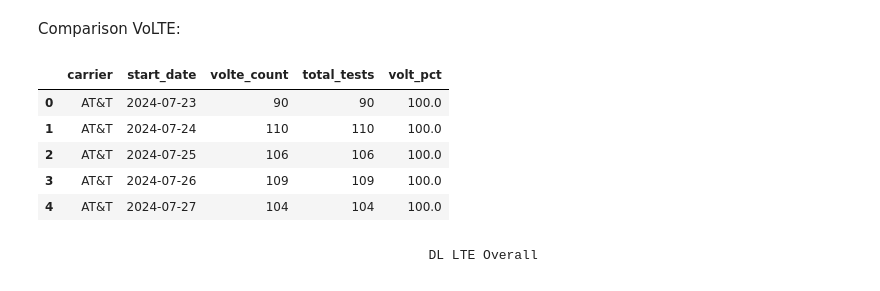
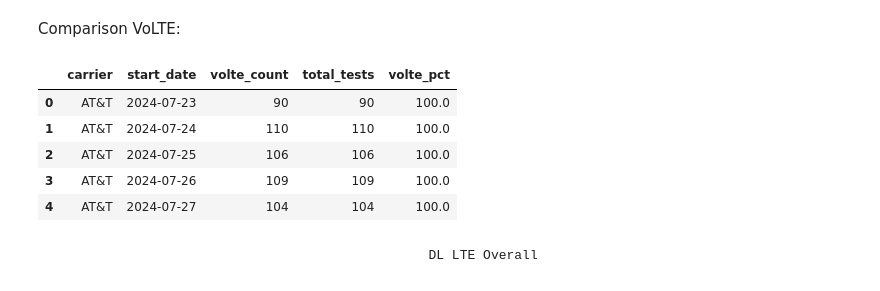
Before and after one commit to ookla-jennymassari/dq_reporting_test.py, a Jupyter notebook: dq_reporting_notebook.ipynb, the cells around one changed output. Drawn from its saved outputs; the diff is of its cells as text; code cells hidden in the pictures.

```diff
--- a/dq_reporting_notebook.ipynb
+++ b/dq_reporting_notebook.ipynb
@@ -724,25 +1002,25 @@ Comparison VoLTE:
 # %%
 volte_3 = (
     call_data_comp[filtered_call_net_type_comp]
     .groupby(['carrier', 'start_date'], dropna=False)
     .size()
     .reset_index(name='volte_count')
 )
 
 volte_4 = (
     call_data_comp
     .groupby(['carrier', 'start_date'], dropna=False)
     .size()
     .reset_index(name='total_tests')
 )
 
 volte_comp = pd.merge(volte_3, volte_4, on=['carrier', 'start_date'], how='left').fillna(0)
 
-volte_comp['volt_pct'] = round((volte_comp['volte_count'] / volte_comp['total_tests']) * 100, 2)
+volte_comp['volte_pct'] = round((volte_comp['volte_count'] / volte_comp['total_tests']) * 100, 2)
 
 volte_comp.head()
 # %% [output]
-|  | carrier | start_date | volte_count | total_tests | volt_pct |
+|  | carrier | start_date | volte_count | total_tests | volte_pct |
 | 0 | AT&T | 2024-07-23 | 90 | 90 | 100.0 |
 | 1 | AT&T | 2024-07-24 | 110 | 110 | 100.0 |
 | 2 | AT&T | 2024-07-25 | 106 | 106 | 100.0 |
```
Also changed, not shown: parts of 7 cells of this notebook, 1 other file.
